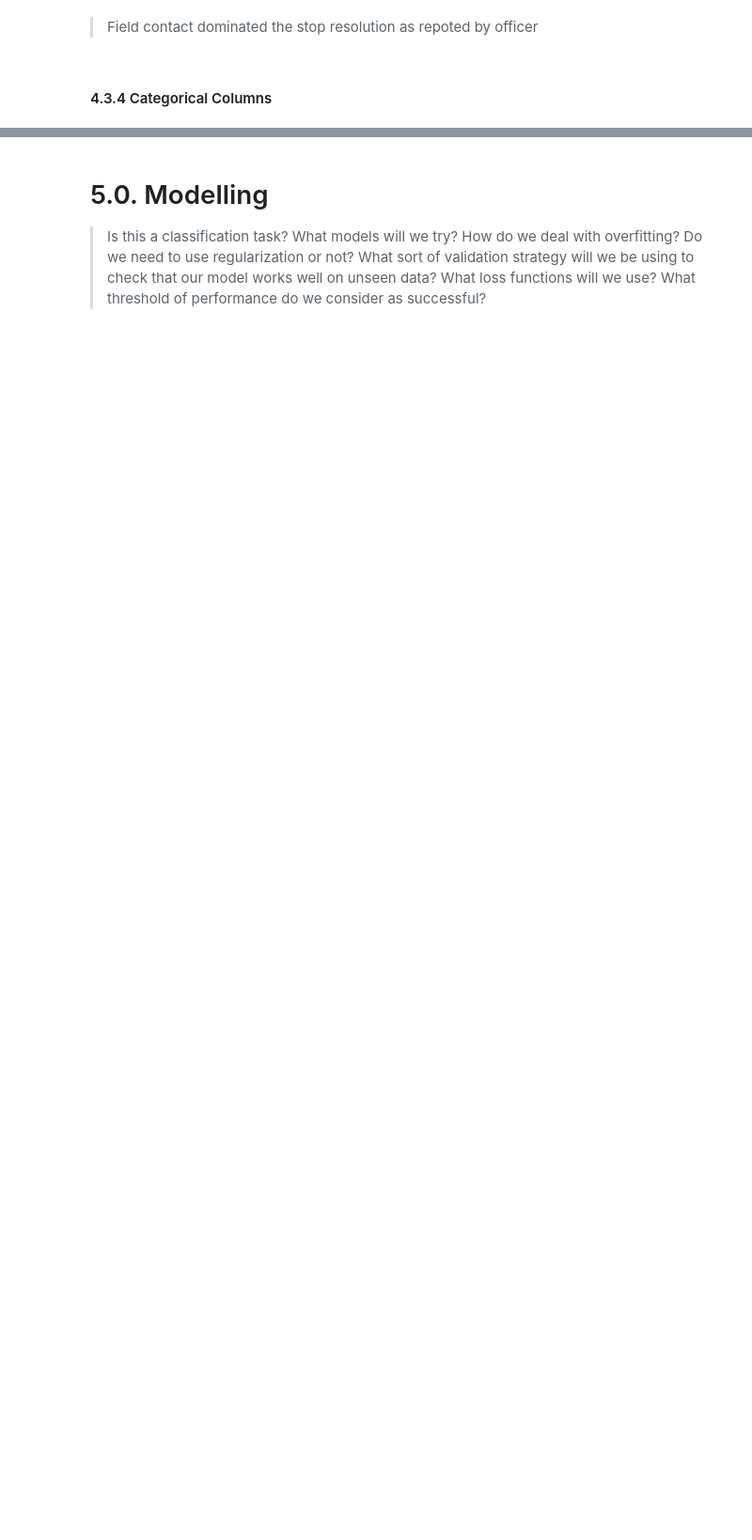
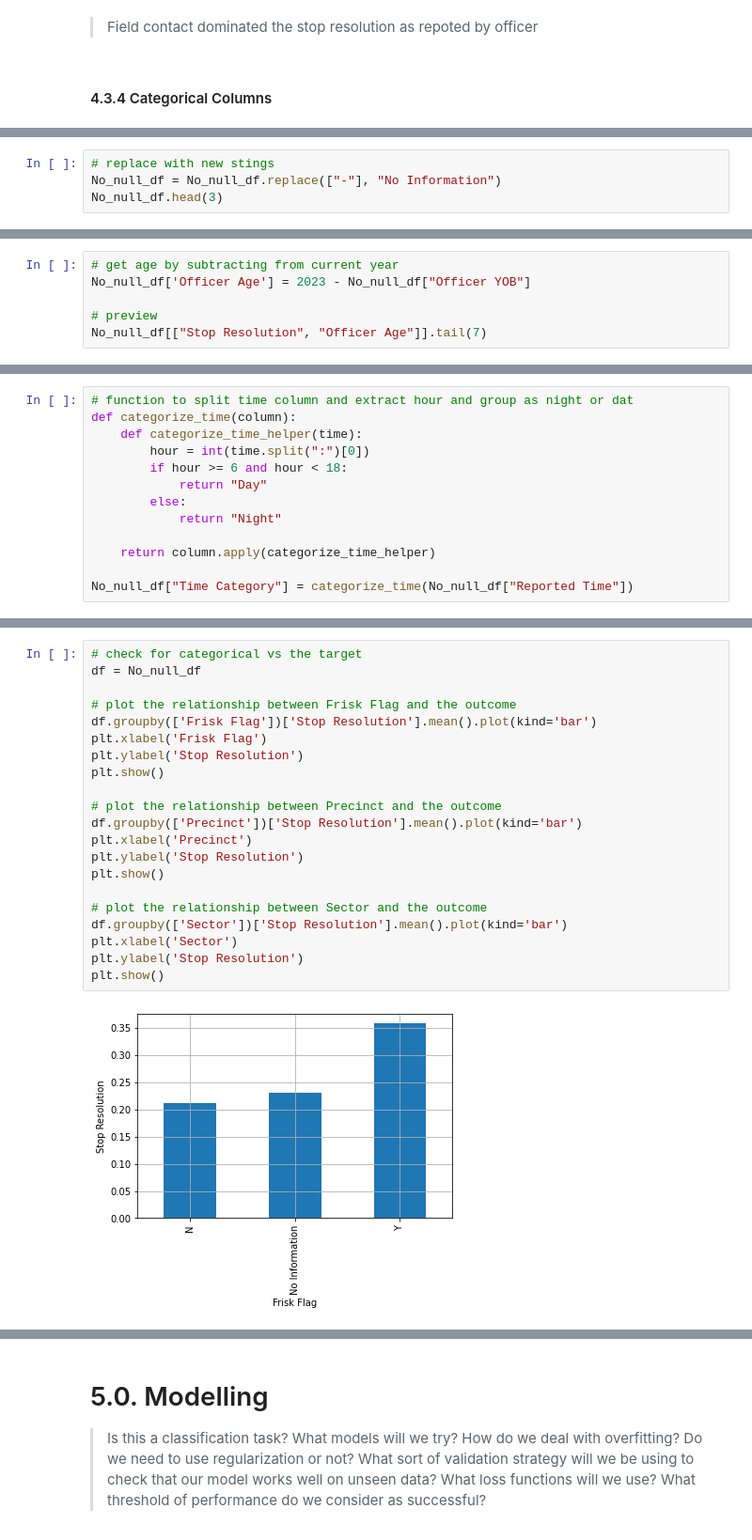
Before and after one commit to adikamunyao/Phase-3-project, a Jupyter notebook: index.ipynb, the cells around one changed output, grey strips where cells are left out. Shown: that part at 94% size. Drawn from its saved outputs; the diff is of its cells as text; blank space fills up the shorter version.

```diff
--- a/index.ipynb
+++ b/index.ipynb
@@ -231,0 +440,4 @@ null_data = Tery_stops_df[Tery_stops_df.isnull().any(axis=1)]
+# %%
+# replace with new stings
+No_null_df = No_null_df.replace(["-"], "No Information")
+No_null_df.head(3)
@@ -233,0 +557,6 @@ null_data = Tery_stops_df[Tery_stops_df.isnull().any(axis=1)]
+# %%
+# get age by subtracting from current year
+No_null_df['Officer Age'] = 2023 - No_null_df["Officer YOB"]
+
+# preview
+No_null_df[["Stop Resolution", "Officer Age"]].tail(7)
@@ -233,0 +574,13 @@ null_data = Tery_stops_df[Tery_stops_df.isnull().any(axis=1)]
+# %%
+# function to split time column and extract hour and group as night or dat
+def categorize_time(column):
+    def categorize_time_helper(time):
+        hour = int(time.split(":")[0])
+        if hour >= 6 and hour < 18:
+            return "Day"
+        else:
+            return "Night"
+
+    return column.apply(categorize_time_helper)
+
+No_null_df["Time Category"] = categorize_time(No_null_df["Reported Time"])
@@ -239,0 +641,23 @@ cat_cols = Tery_stops_df.select_dtypes(include= 'object')
+# %%
+# check for categorical vs the target
+df = No_null_df
+
+# plot the relationship between Frisk Flag and the outcome
+df.groupby(['Frisk Flag'])['Stop Resolution'].mean().plot(kind='bar')
+plt.xlabel('Frisk Flag')
+plt.ylabel('Stop Resolution')
+plt.show()
+
+# plot the relationship between Precinct and the outcome
+df.groupby(['Precinct'])['Stop Resolution'].mean().plot(kind='bar')
+plt.xlabel('Precinct')
+plt.ylabel('Stop Resolution')
+plt.show()
+
+# plot the relationship between Sector and the outcome
+df.groupby(['Sector'])['Stop Resolution'].mean().plot(kind='bar')
+plt.xlabel('Sector')
+plt.ylabel('Stop Resolution')
+plt.show()
+# %% [output]
+[figure, added]
```
Also changed, not shown: parts of 56 cells of this notebook.
